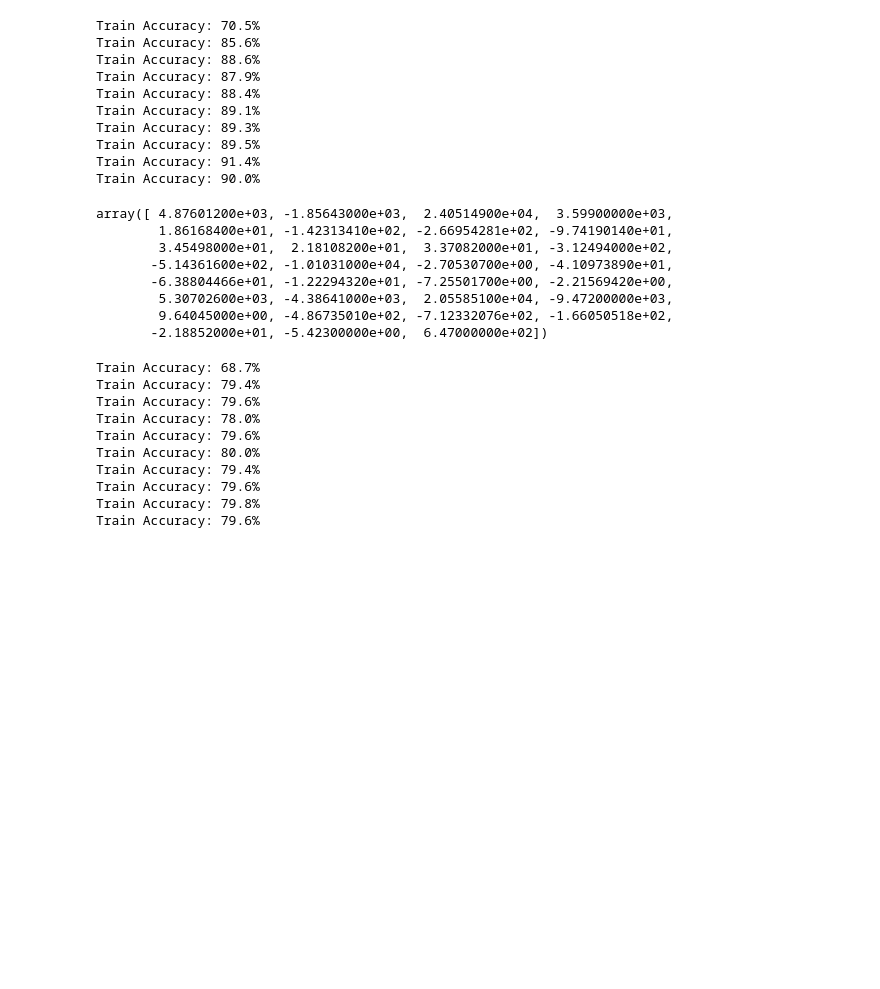
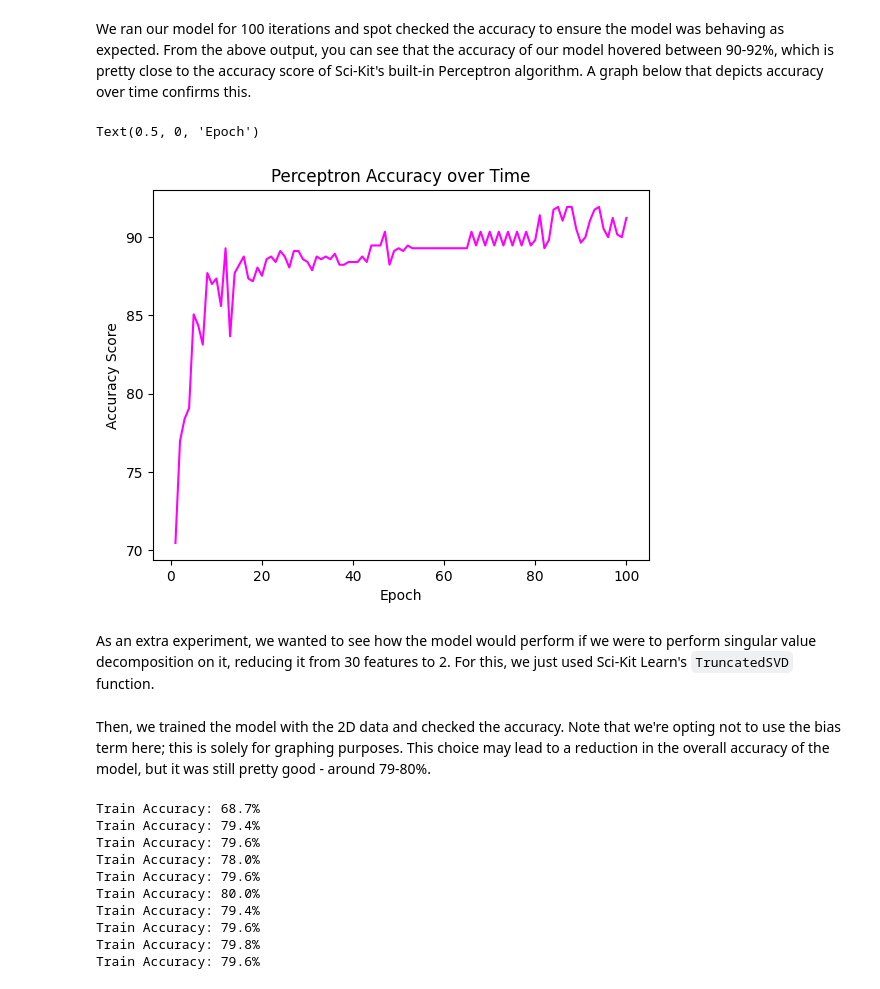
Before and after one commit to sbracellari/csi-6160, a Jupyter notebook: hw1.ipynb, the cells around one changed output. Saved outputs shown, nothing was run; the diff lists cells and outputs as text; code cells hidden in the pictures; blank space fills up the shorter version.

```diff
--- a/hw1.ipynb
+++ b/hw1.ipynb
@@ -11,27 +33,30 @@ weights = np.zeros(X.shape[1] + 1)
 # %%
+# perceptron algorithm implementation
+
+scores = [] # for plotting purposes
 def train_loop(X, Y, num_epoch=100, use_bias=True):
-    if use_bias:
-        weights = np.zeros(X.shape[1] + 1)
-    else:
-        weights = np.zeros(X.shape[1])
+    # if we are using the bias term, we need to add an extra dimension to the weight vector
+    # start with initial weights of 0
+    weights = np.zeros(X.shape[1] + (1 if use_bias else 0))
+
     for epoch in range(num_epoch):
-        # if epoch % 50 == 0:
-        #     np.random.shuffle(X)
-        correct = 0
+        num_correct = 0
         for x, y in zip(X, Y):
-            if use_bias:
-                x = np.append(x, np.ones(1, dtype=np.float32))
-            # 1 = positive, 0 = negative
-            pred = int(x.dot(weights) >= 0.0)
-            if pred != y:
-                # Mistake
-                if y == 1:
+            # if using the bias term, append a 1 to the sample to account for the dimension change
+            x = np.append(x, np.ones(1, dtype=np.float32)) if use_bias else x
+            pred = int(x.dot(weights) >= 0.0) # 1 = positive, 0 = negative
+
+            if pred != y: # misprediction
+                if y == 1: # mistake on a positive
                     weights += x
-                else:
+                else: # mistake on a negative
                     weights -= x
             else:
-                correct += 1
-            # print(weights)
+                num_correct += 1
+
+        scores.append(100 * num_correct / len(X))
         if epoch % 10 == 0:
-            print(f"Train Accuracy: {100 * correct / len(X):.1f}%")
+            print(f"Train Accuracy: {100 * num_correct / len(X):.1f}%")
     return weights
+
+weights = train_loop(data["data"], data["target"])
@@ -38,24 +74,14 @@ def train_loop(X, Y, num_epoch=100, use_bias=True):
-# %%
-weights = train_loop(data["data"], data["target"])
-weights
-# %% [output]
-Train Accuracy: 70.5%
-Train Accuracy: 85.6%
-Train Accuracy: 88.6%
-Train Accuracy: 87.9%
-Train Accuracy: 88.4%
-Train Accuracy: 89.1%
-Train Accuracy: 89.3%
-Train Accuracy: 89.5%
-Train Accuracy: 91.4%
-Train Accuracy: 90.0%
-array([ 4.87601200e+03, -1.85643000e+03,  2.40514900e+04,  3.59900000e+03,
-        1.86168400e+01, -1.42313410e+02, -2.66954281e+02, -9.74190140e+01,
-        3.45498000e+01,  2.18108200e+01,  3.37082000e+01, -3.12494000e+02,
-       -5.14361600e+02, -1.01031000e+04, -2.70530700e+00, -4.10973890e+01,
-       -6.38804466e+01, -1.22294320e+01, -7.25501700e+00, -2.21569420e+00,
-        5.30702600e+03, -4.38641000e+03,  2.05585100e+04, -9.47200000e+03,
-        9.64045000e+00, -4.86735010e+02, -7.12332076e+02, -1.66050518e+02,
-       -2.18852000e+01, -5.42300000e+00,  6.47000000e+02])
+# %% [markdown]
+We ran our model for 100 iterations and spot checked the accuracy to ensure the model was behaving as expected. From the above output, you can see that the accuracy of our model hovered between 90-92%, which is pretty close to the accuracy score of Sci-Kit's built-in Perceptron algorithm. A graph below that depicts accuracy over time confirms this.
+# %%
+plt.plot(range(1, 101), scores, c='magenta')
+plt.title('Perceptron Accuracy over Time')
+plt.ylabel('Accuracy Score')
+plt.xlabel('Epoch')
+# %% [output]
+Text(0.5, 0, 'Epoch')
+[figure, added]
+# %% [markdown]
+As an extra experiment, we wanted to see how the model would perform if we were to perform singular value decomposition on it, reducing it from 30 features to 2. For this, we just used Sci-Kit Learn's `TruncatedSVD` function.
 # %%
 svd = TruncatedSVD()
@@ -63 +89,3 @@ small = svd.fit_transform(X)
+# %% [markdown]
+Then, we trained the model with the 2D data and checked the accuracy. Note that we're opting not to use the bias term here; this is solely for graphing purposes. This choice may lead to a reduction in the overall accuracy of the model, but it was still pretty good - around 79-80%.
 # %%
```
Also changed, not shown: parts of 15 cells of this notebook.
